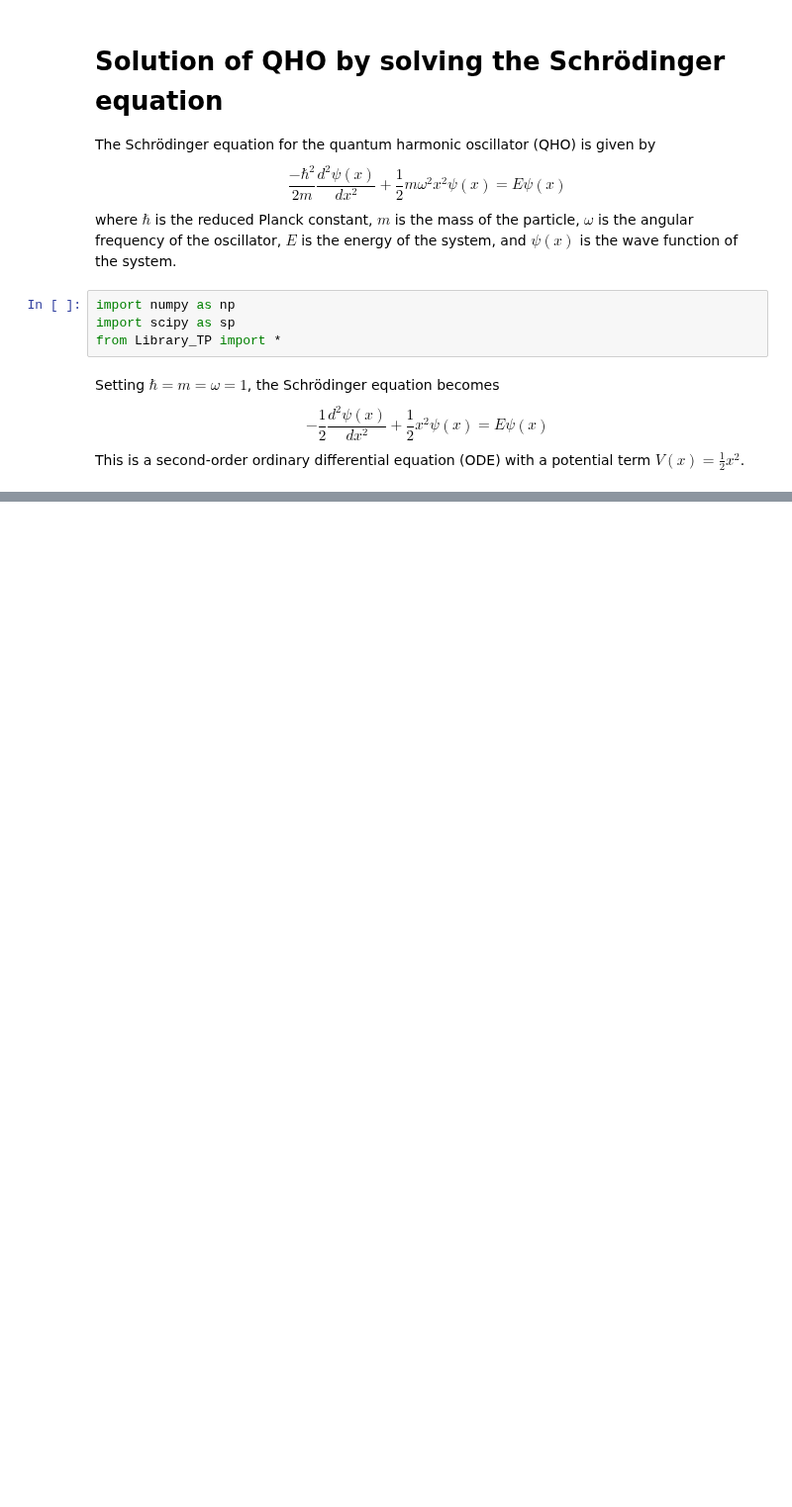
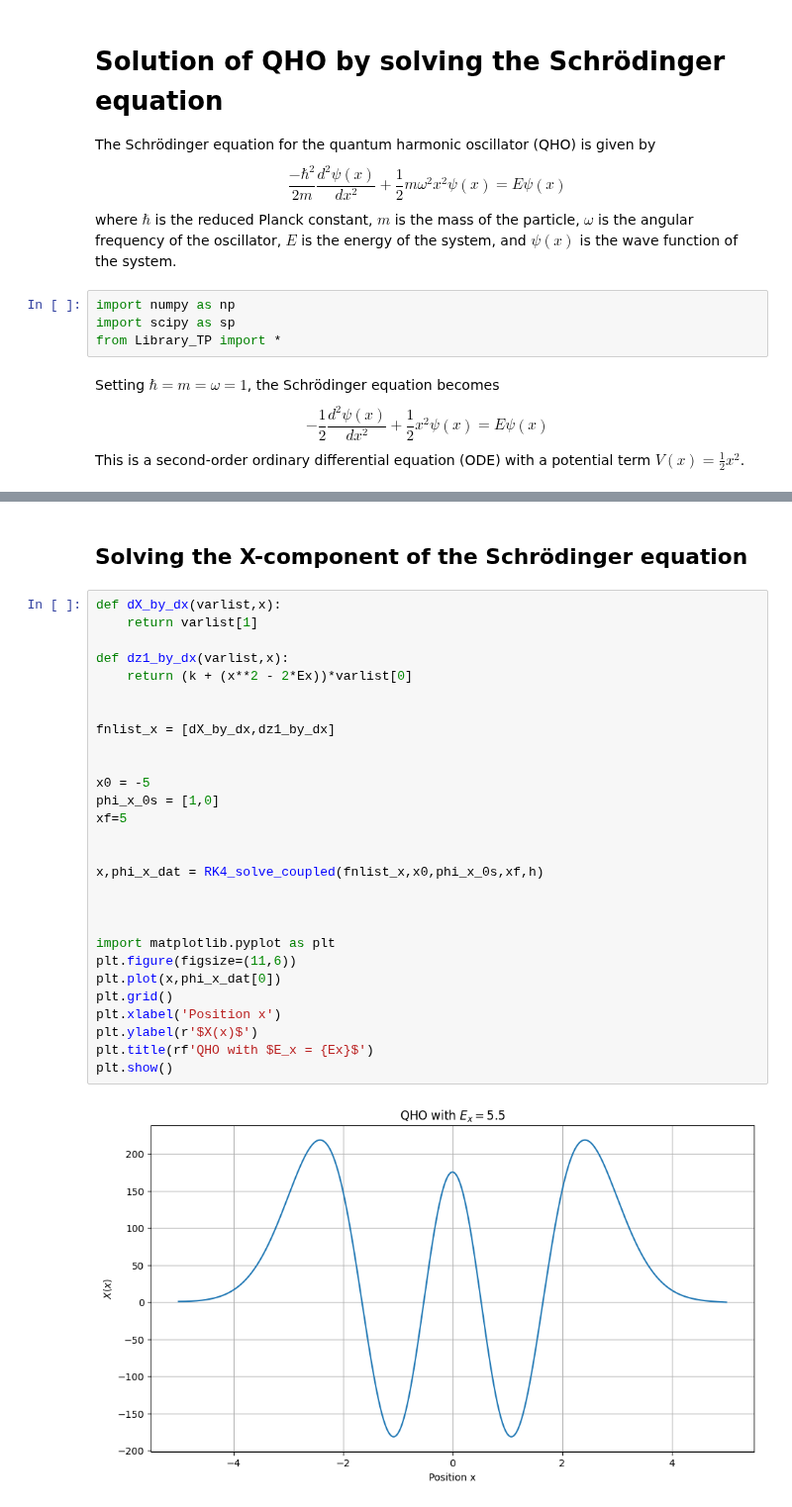
Before and after one commit to ananthapadmanabhan18/P452_Computational_Physics, a Jupyter notebook: Term_Project/QHO_PDE.ipynb, the cells around one changed output, grey strips where cells are left out. Shown at 99% size. Drawn from its saved outputs; the diff is of its cells as text; blank space fills up the shorter version.

```diff
--- a/Term_Project/QHO_PDE.ipynb
+++ b/Term_Project/QHO_PDE.ipynb
@@ -41,0 +50,32 @@ plt.show()
+# %% [markdown]
+## Solving the X-component of the Schrödinger equation
+# %%
+def dX_by_dx(varlist,x):
+    return varlist[1]
+
+def dz1_by_dx(varlist,x):
+    return (k + (x**2 - 2*Ex))*varlist[0]
+
+
+fnlist_x = [dX_by_dx,dz1_by_dx]
+
+
+x0 = -5
+phi_x_0s = [1,0]
+xf=5
+
+
+x,phi_x_dat = RK4_solve_coupled(fnlist_x,x0,phi_x_0s,xf,h)
+
+
+
+import matplotlib.pyplot as plt
+plt.figure(figsize=(11,6))
+plt.plot(x,phi_x_dat[0])
+plt.grid()
+plt.xlabel('Position x')
+plt.ylabel(r'$X(x)$')
+plt.title(rf'QHO with $E_x = {Ex}$')
+plt.show()
+# %% [output]
+[figure, added]
```
Also changed, not shown: parts of 12 cells of this notebook, 3 other files.
